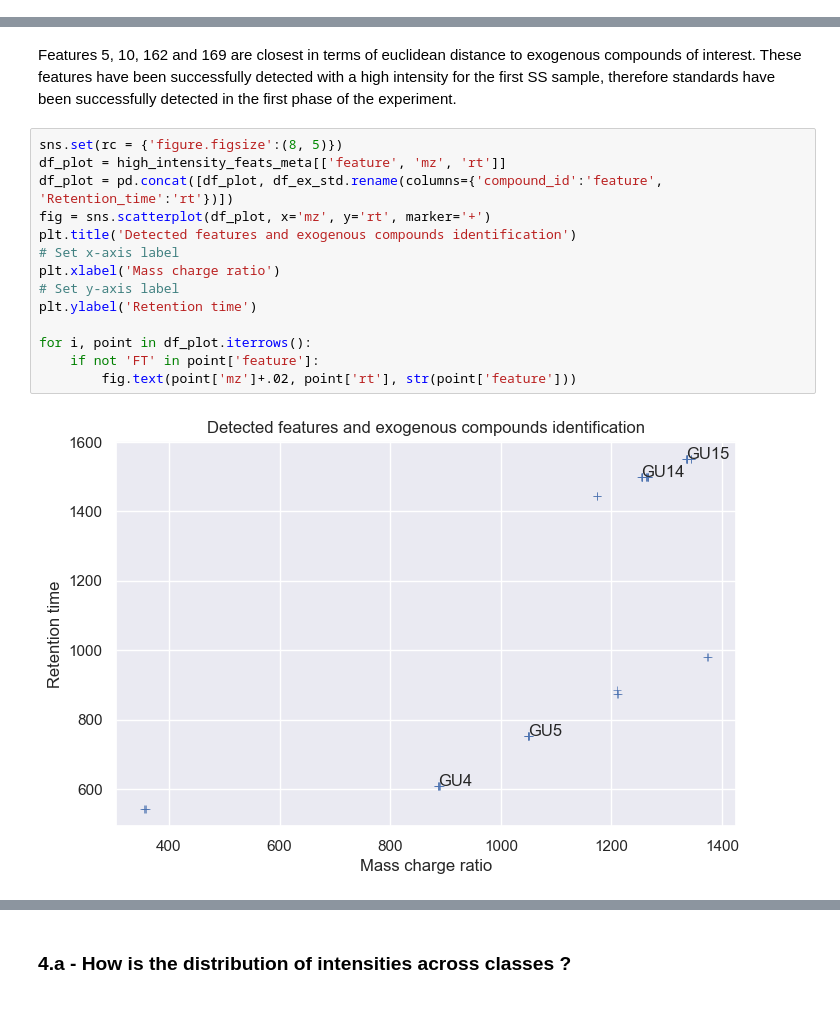
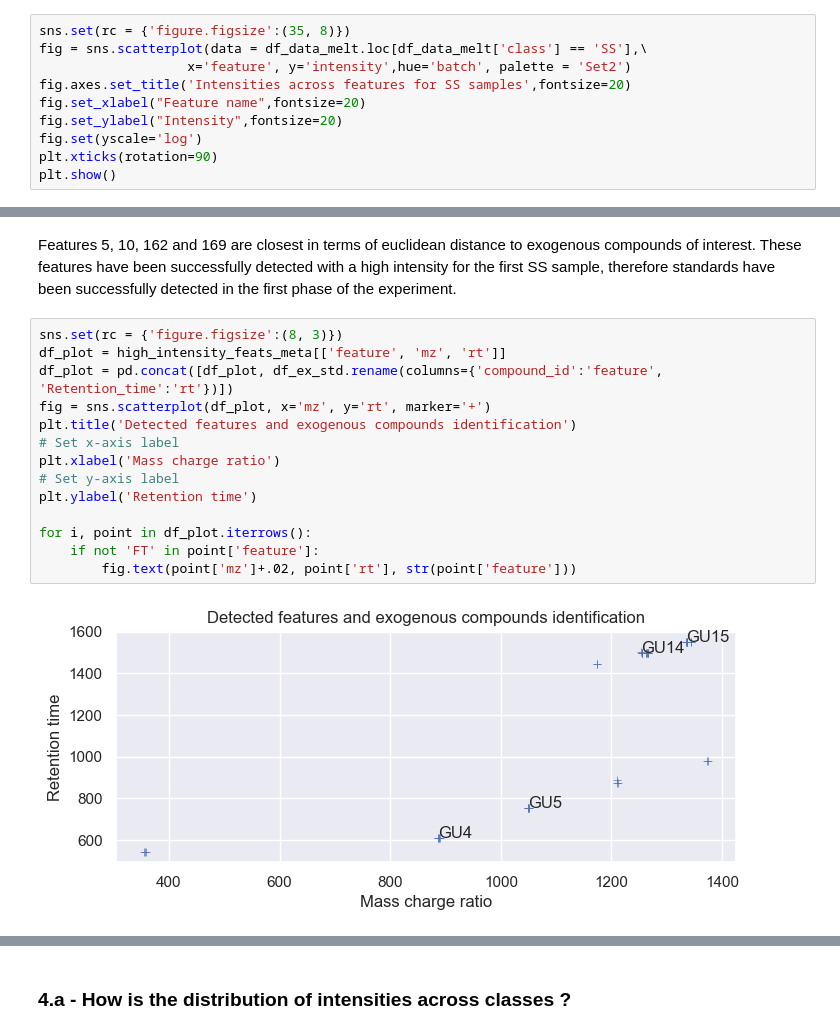
Before and after one commit to PhiCtl/glycan-biomarkers, a Jupyter notebook: src/eda/eda.ipynb, the cells around one changed output, grey strips where cells are left out. Saved outputs shown, nothing was run; the diff lists cells and outputs as text.

```diff
--- a/src/eda/eda.ipynb
+++ b/src/eda/eda.ipynb
@@ -343 +343,11 @@ These are the closest features to the exogenous compounds, in term of mz and rt
 {'GU4': 'FT-005', 'GU5': 'FT-010', 'GU14': 'FT-162', 'GU15': 'FT-169'}
+# %%
+sns.set(rc = {'figure.figsize':(35, 8)})
+fig = sns.scatterplot(data = df_data_melt.loc[df_data_melt['class'] == 'SS'],\
+                   x='feature', y='intensity',hue='batch', palette = 'Set2')
+fig.axes.set_title('Intensities across features for SS samples',fontsize=20)
+fig.set_xlabel("Feature name",fontsize=20)
+fig.set_ylabel("Intensity",fontsize=20)
+fig.set(yscale='log')
+plt.xticks(rotation=90)
+plt.show()
@@ -359,18 +369,18 @@ high_intensity_feats_meta[high_intensity_feats_meta['feature'].isin(closest_feat
 # %% [markdown]
 Features 5, 10, 162 and 169 are closest in terms of euclidean distance to exogenous compounds of interest. These features have been successfully detected with a high intensity for the first SS sample, therefore standards have been successfully detected in the first phase of the experiment.
 # %%
-sns.set(rc = {'figure.figsize':(8, 5)})
+sns.set(rc = {'figure.figsize':(8, 3)})
 df_plot = high_intensity_feats_meta[['feature', 'mz', 'rt']]
 df_plot = pd.concat([df_plot, df_ex_std.rename(columns={'compound_id':'feature', 'Retention_time':'rt'})])
 fig = sns.scatterplot(df_plot, x='mz', y='rt', marker='+')
 plt.title('Detected features and exogenous compounds identification')
 # Set x-axis label
 plt.xlabel('Mass charge ratio')
 # Set y-axis label
 plt.ylabel('Retention time')
 
 for i, point in df_plot.iterrows():
     if not 'FT' in point['feature']:
         fig.text(point['mz']+.02, point['rt'], str(point['feature']))
 # %% [output]
-[figure, old version]
+[figure, new version]
```
Also changed, not shown: parts of 56 cells of this notebook.
